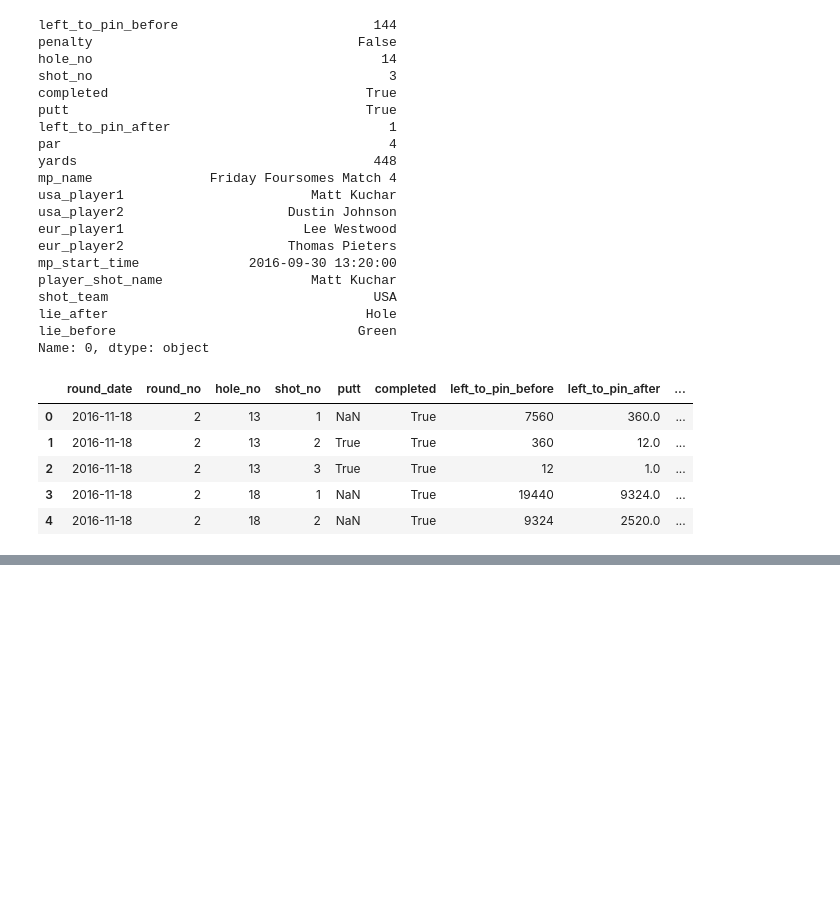
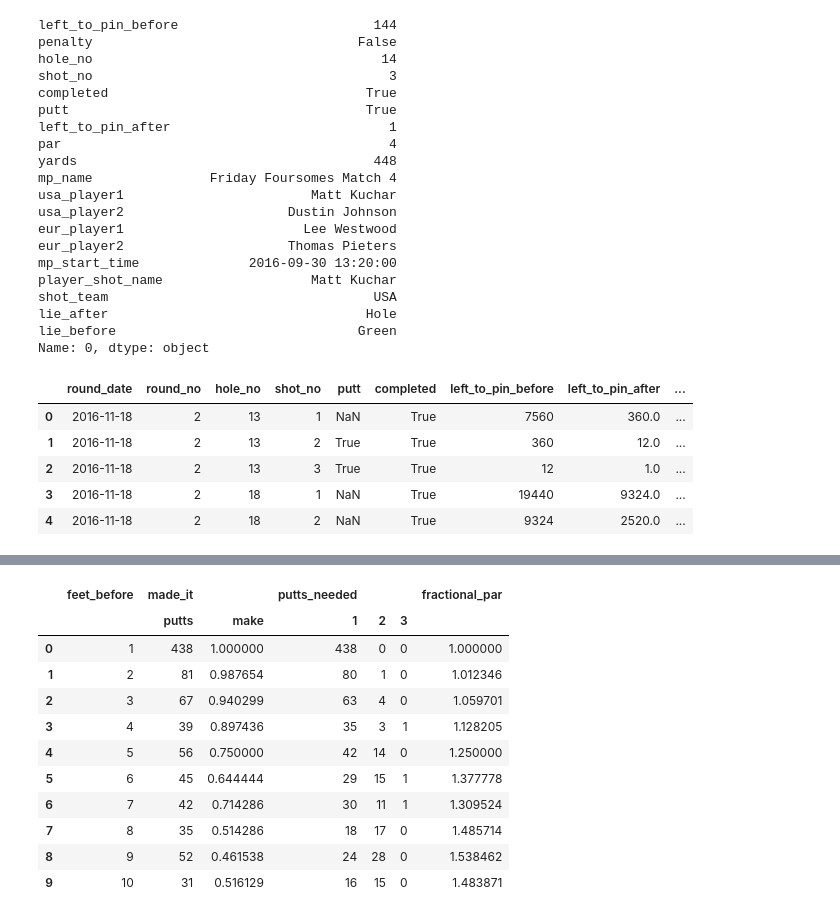
Before and after one commit to brendansudol/golf-moneyball, a Jupyter notebook: notebooks/explore.ipynb, the cells around one changed output, grey strips where cells are left out. Drawn from its saved outputs; the diff is of its cells as text; code cells hidden in the pictures; blank space fills up the shorter version.

```diff
--- a/notebooks/explore.ipynb
+++ b/notebooks/explore.ipynb
@@ -57,0 +94,37 @@ df_dh.head()
+# %%
+aggs = {
+    'made_it': {
+        'putts': len,
+        'make': lambda x: sum(x) / len(x),
+    },
+    'putts_needed': {
+        '1': lambda x: (x == 1).sum(),
+        '2': lambda x: (x == 2).sum(),
+        '3': lambda x: (x == 3).sum(),
+    }
+}
+
+putt_stats = putts.groupby('feet_before').agg(aggs).reset_index()
+
+putt_stats['fractional_par'] = putt_stats.apply(
+    lambda r: sum([
+        r['putts_needed'][num] / r['made_it']['putts'] * float(num)
+        for num in ['1', '2', '3']
+    ]),
+    axis=1
+)
+
+putt_stats[:10]
+# %% [output]
+|  | feet_before | made_it |  | putts_needed |  |  | fractional_par |
+|  |  | putts | make | 1 | 2 | 3 |  |
+| 0 | 1 | 438 | 1.000000 | 438 | 0 | 0 | 1.000000 |
+| 1 | 2 | 81 | 0.987654 | 80 | 1 | 0 | 1.012346 |
+| 2 | 3 | 67 | 0.940299 | 63 | 4 | 0 | 1.059701 |
+| 3 | 4 | 39 | 0.897436 | 35 | 3 | 1 | 1.128205 |
+| 4 | 5 | 56 | 0.750000 | 42 | 14 | 0 | 1.250000 |
+| 5 | 6 | 45 | 0.644444 | 29 | 15 | 1 | 1.377778 |
+| 6 | 7 | 42 | 0.714286 | 30 | 11 | 1 | 1.309524 |
+| 7 | 8 | 35 | 0.514286 | 18 | 17 | 0 | 1.485714 |
+| 8 | 9 | 52 | 0.461538 | 24 | 28 | 0 | 1.538462 |
+| 9 | 10 | 31 | 0.516129 | 16 | 15 | 0 | 1.483871 |
```
Also changed, not shown: parts of 3 cells of this notebook, 1 other file.
